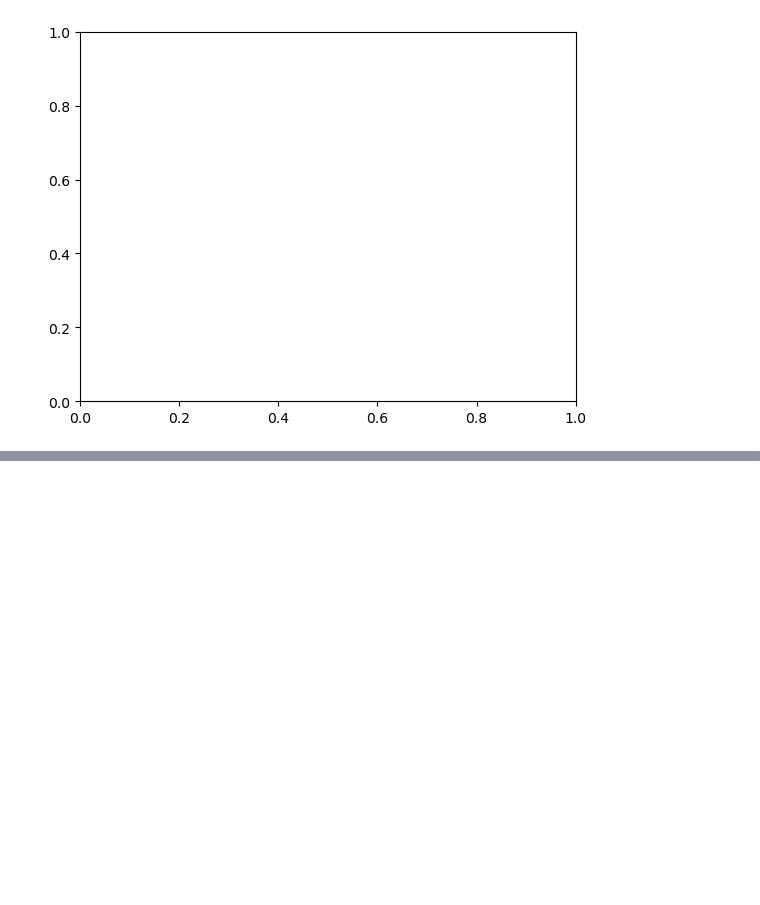
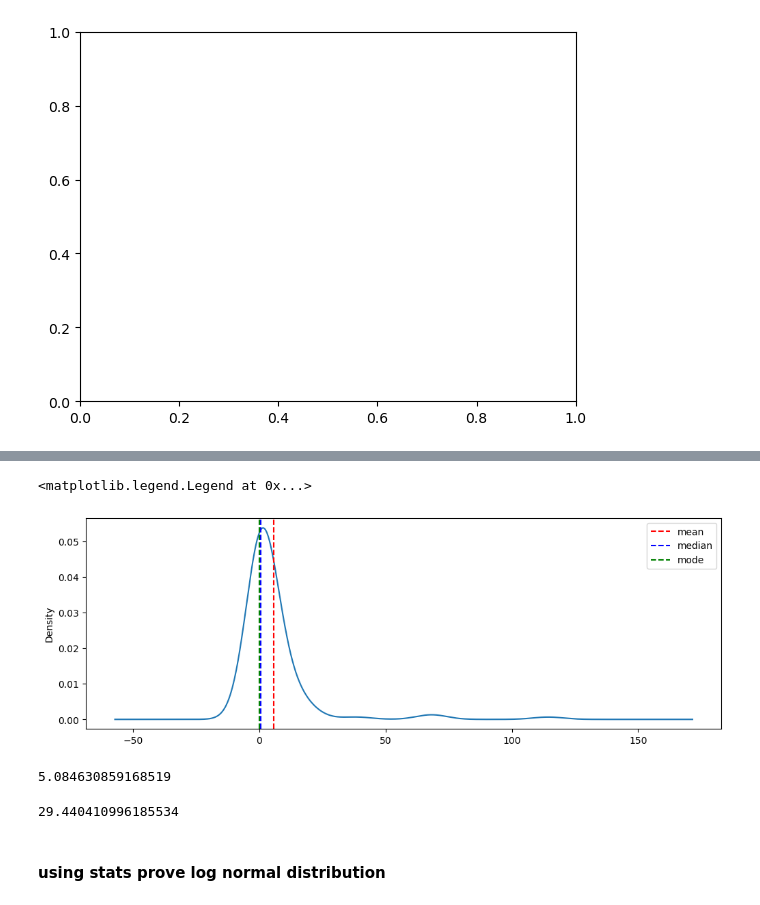
Before and after one commit to Shivamg27071999/Statistics, a Jupyter notebook: Continous Distribution.ipynb, the cells around one changed output, grey strips where cells are left out. Cells and saved outputs as stored; diff of their text form; code cells hidden in the pictures; blank space fills up the shorter version.

```diff
--- a/Continous Distribution.ipynb
+++ b/Continous Distribution.ipynb
@@ -315,0 +326,19 @@ ValueError: `dataset` input should have multiple elements.
+# %%
+lognorms.plot(kind='density', figsize=(12,4))
+plt.axvline(lognorms.mean(),color='red', linestyle="--", label = "mean")
+plt.axvline(lognorms.median(),color='blue', linestyle="--", label = "median")
+plt.axvline(lognorms.mode()[0],color='green', linestyle="--", label = "mode")
+plt.legend()
+# %% [output]
+<matplotlib.legend.Legend at 0x...>
+[figure, added]
+# %%
+lognorms.skew()
+# %% [output]
+5.084630859168519
+# %%
+lognorms.kurt()
+# %% [output]
+29.440410996185534
+# %% [markdown]
+#### using stats prove log normal distribution
```
Also changed, not shown: parts of 17 cells of this notebook, 2 other files.
